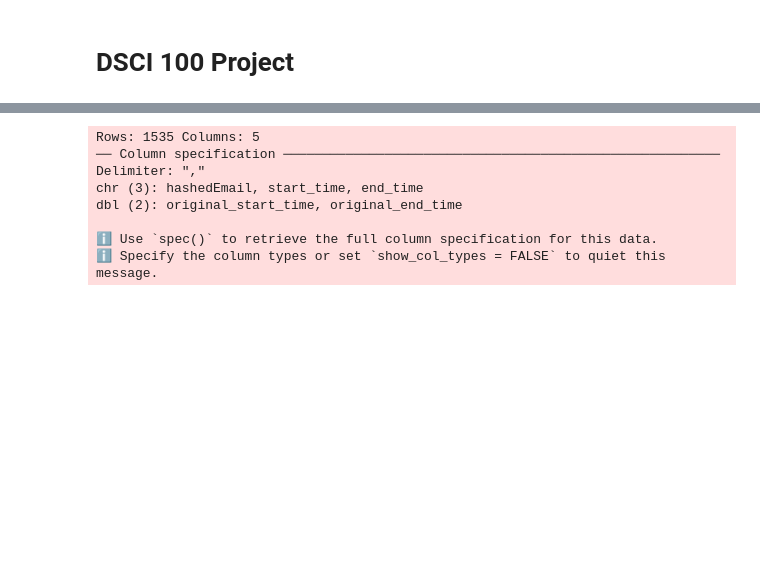
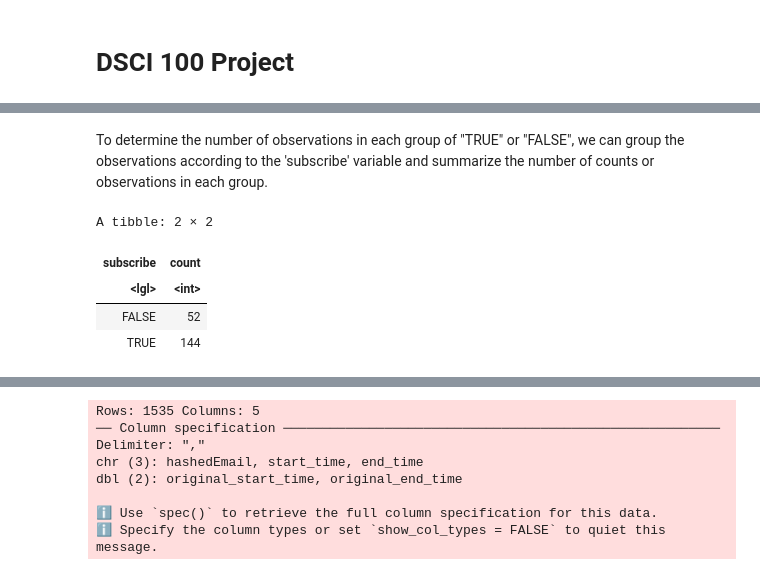
Before and after one commit to Gabriella478/dsci-100-project, a Jupyter notebook: project-2025.ipynb, the cells around one changed output, grey strips where cells are left out. Saved outputs shown, nothing was run; the diff lists cells and outputs as text; code cells hidden in the pictures; blank space fills up the shorter version.

```diff
--- a/project-2025.ipynb
+++ b/project-2025.ipynb
@@ -35,0 +67,12 @@ The dataset consists of data for (MineCraft?) video game players of different ag
+# %% [markdown]
+To determine the number of observations in each group of "TRUE" or "FALSE", we can group the observations according to the 'subscribe' variable and summarize the number of counts or observations in each group.
+# %%
+players |>
+    group_by(subscribe) |>
+    summarize(count = n())
+# %% [output]
+A tibble: 2 × 2
+| subscribe | count |
+| <lgl> | <int> |
+| FALSE | 52 |
+| TRUE | 144 |
```
Also changed, not shown: parts of 10 cells of this notebook.
